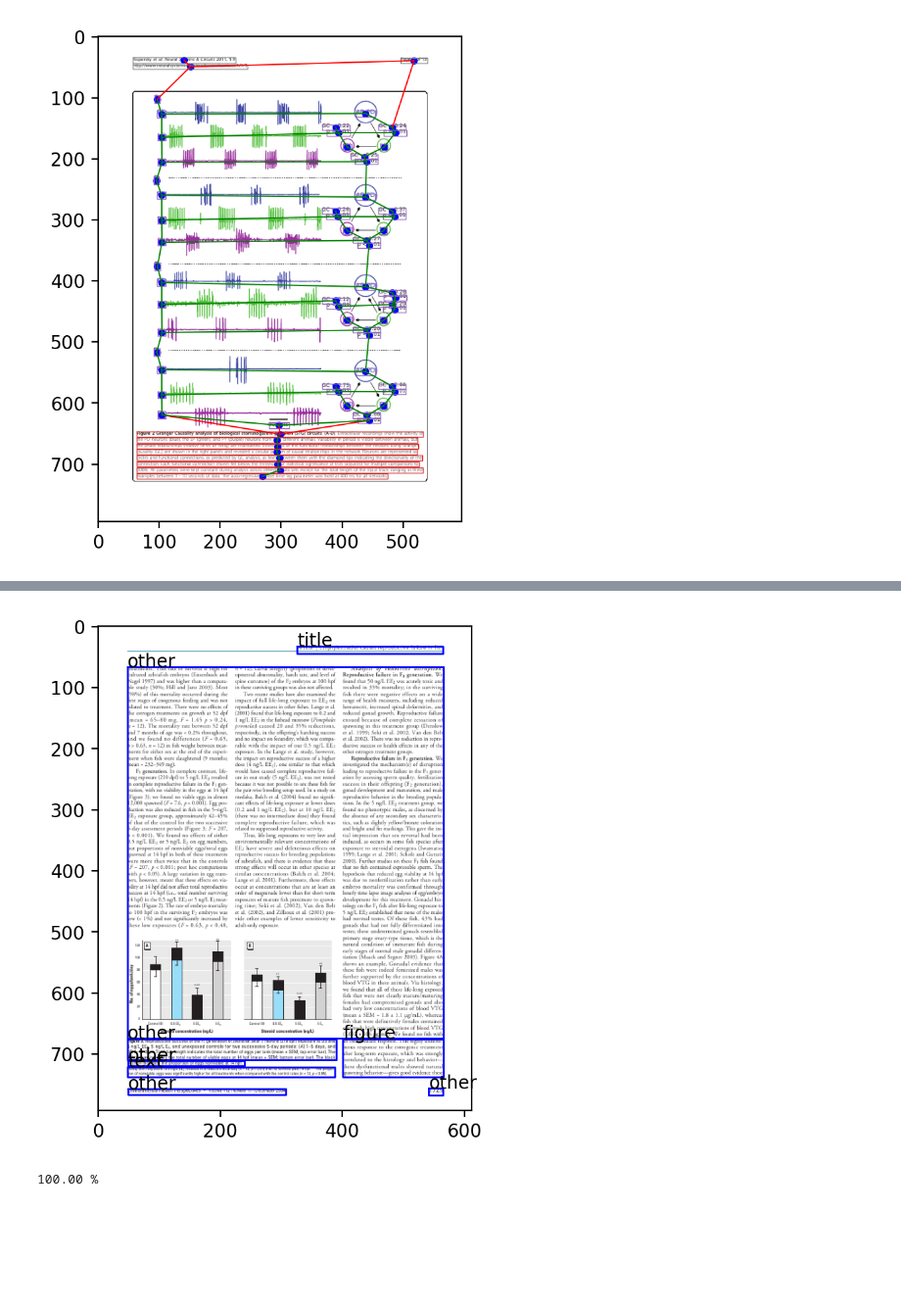
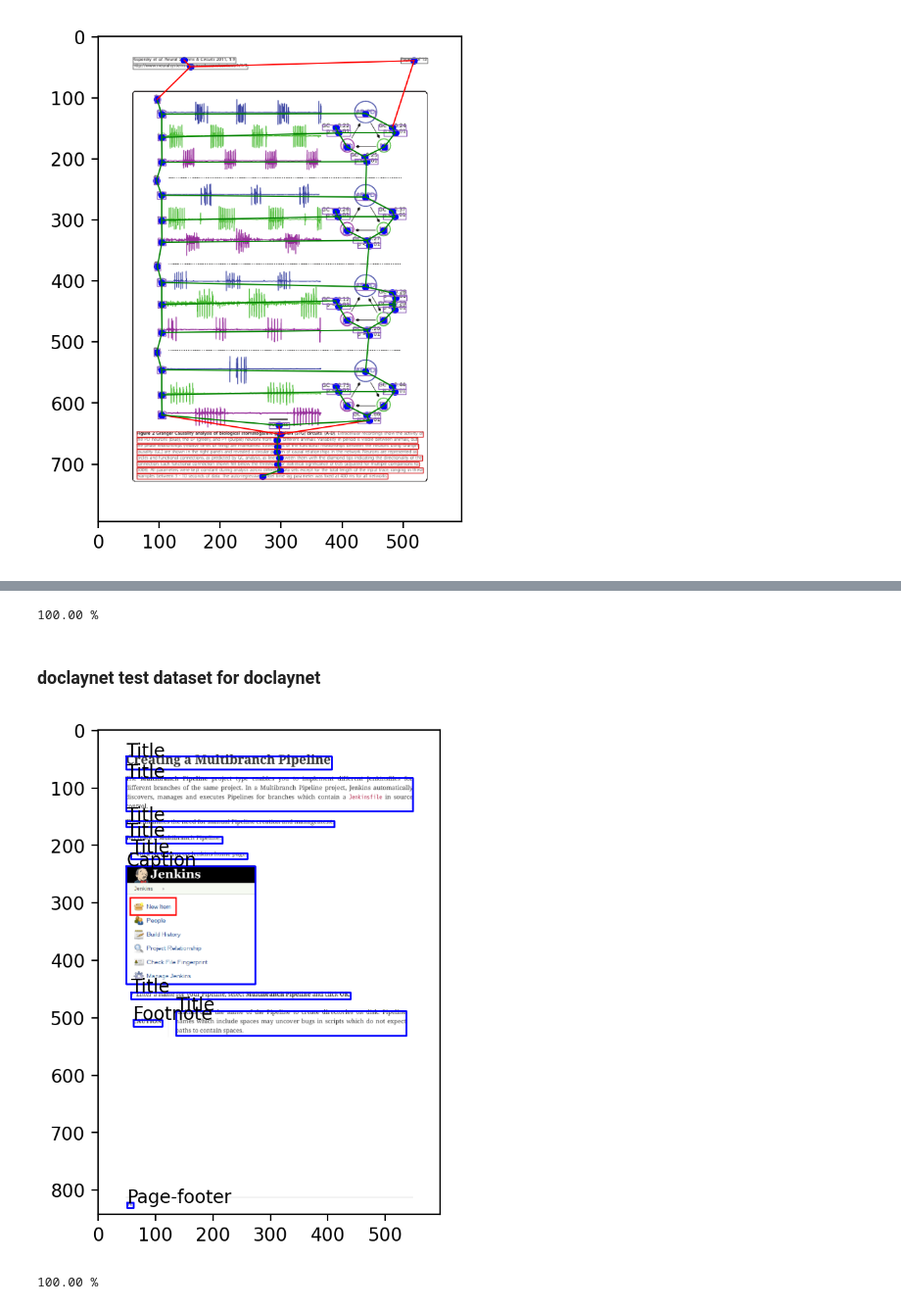
Before and after one commit to YRL-AIDA/rows2regionsGLAM, a Jupyter notebook: notebooks/rows2regions_model_pub2doc_doc2pub.ipynb, the cells around one changed output, grey strips where cells are left out. Shown at 98% size. Saved outputs shown, nothing was run; the diff lists cells and outputs as text; code cells hidden in the pictures; blank space fills up the shorter version.

Commit message:
all cache, train, test logic moved to classes, notebook has been rewritten to test the portability of the model

```diff
--- a/notebooks/rows2regions_model_pub2doc_doc2pub.ipynb
+++ b/notebooks/rows2regions_model_pub2doc_doc2pub.ipynb
@@ -278,0 +234,2 @@ trainer.start_train(5, dataset)
+# %%
+json_true_regions, DOC_CLASSES = doc_coco_manager.get_regions_from_json()
@@ -278,0 +327,10 @@ trainer.start_train(5, dataset)
+# %%
+# Дисбаланс классов ------------------------------------
+publaynet_imbalance, edge_imbalance = calculate_imbalance(doc_dataset)
+
+print(publaynet_imbalance, edge_imbalance)
+
+DOC_PARAMS['loss_params']['publaynet_imbalance'] = publaynet_imbalance
+DOC_PARAMS['loss_params']['edge_imbalance'] = edge_imbalance
+
+DOC_PARAMS
@@ -315,0 +431,16 @@ from torchmetrics.detection.mean_ap import MeanAveragePrecision
+# %%
+torch_dict_doc_train = doc_dataset[3000]
+path_pdf = os.path.join(doclaynet_train_pdf_path, torch_dict_doc_train['file_name'] + ".pdf")
+pdf_json, img = pdf_manager.get_json_and_img_from_pdf(path_pdf)
+ploter.set_dpi(200)
+ploter.plot_img(img)
+# ploter.plot_tokens(tokenizer, torch_dict_doc_train)
+
+# Регионы --------------------------------------------------------------
+row_json = row_manager.get_row_json_from_pdf_json(pdf_json)
+
+rows_model.from_dict({"rows": row_json})
+rows2regions_doc.convert(rows_model, region_model, img)
+
+for reg in region_model.regions:
+    reg.segment.plot(text=reg.label)
@@ -316,31 +486,43 @@ from torchmetrics.detection.mean_ap import MeanAveragePrecision
+# %%
+loger("Start Test")
+loger.time_log()
+
+N = len(pub_test_dataset)
+for i, d in enumerate(pub_test_dataset):
+    print(f"{(i+1)/N*100:4.2f} %", end='\r')
+# %% [output]
+100.00 %
+# %% [markdown]
+### doclaynet test dataset for doclaynet
 # %%
-test_dataset = GLAMDataset(
+doc_test_dataset_for_doc = GLAMDataset(
     {
     "loger": loger,
-    "pdf_dir": test_path,
-    "coco_file": test_coco_path,
-    "count_class": len(CLASSES),
+    "pdf_dir": doclaynet_test_pdf_path,
+    "coco_file": doclaynet_test_coco_path_for_doc,
+    "count_class": len(DOC_CLASSES),
+    "name_dataset": "doclaynet",
     "default_index": 0,
-    "cache_dir": cache_pdf,
+    "cache_dir": doclaynet_test_cash_pdf_path_for_doc,
     "pdf2torch_dict": pdf2torch_dict
     }
 )
 
-torch_dict2 = test_dataset[1]
-path_pdf = os.path.join(test_path, torch_dict2['file_name'] + ".pdf")
+torch_dict2 = doc_test_dataset_for_doc[50]
+path_pdf = os.path.join(doclaynet_test_pdf_path, torch_dict2['file_name'] + ".pdf")
 pdf_json, img = pdf_manager.get_json_and_img_from_pdf(path_pdf)
 ploter.set_dpi(200)
 ploter.plot_img(img)
 # ploter.plot_tokens(tokenizer, torch_dict2)
 
 # Регионы --------------------------------------------------------------
 row_json = row_manager.get_row_json_from_pdf_json(pdf_json)
 
 rows_model.from_dict({"rows": row_json})
-rows2regions.convert(rows_model, region_model)
+rows2regions_doc.convert(rows_model, region_model, img)
 
 for reg in region_model.regions:
     reg.segment.plot(text=reg.label)
 # %% [output]
-[figure, old version]
+[figure, new version]
 # %%
```
Also changed, not shown: parts of 67 cells of this notebook, 11 other files.
